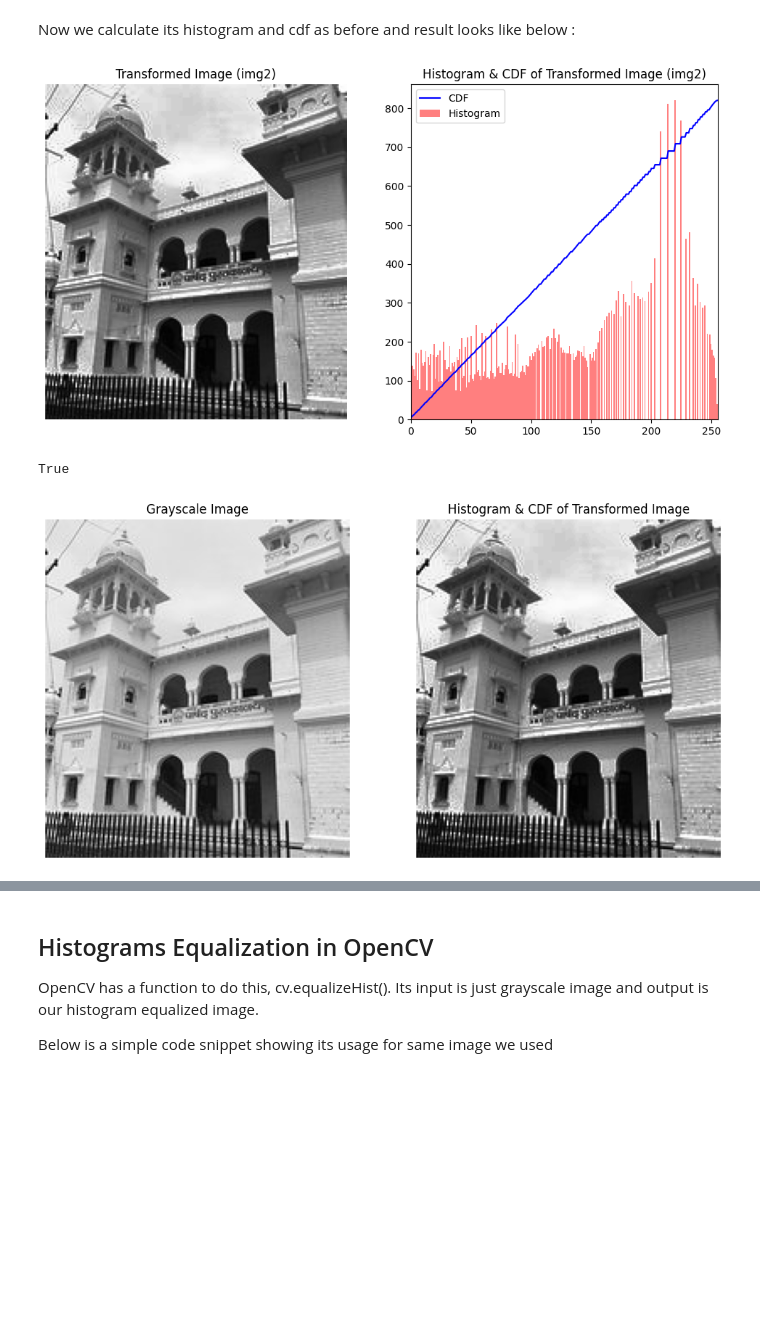
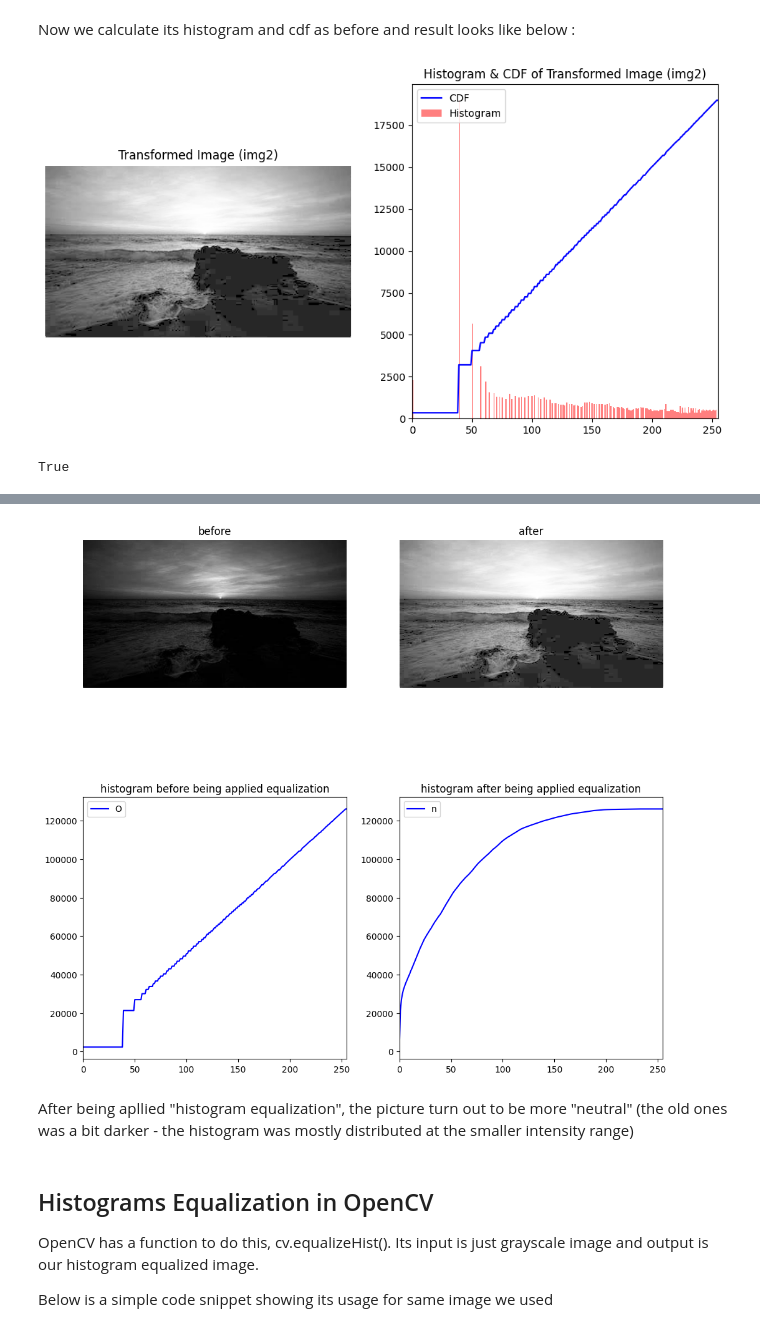
Before and after one commit to Likelipop/See_image_processing, a Jupyter notebook: Lab_02/Week2.ipynb, the cells around one changed output, grey strips where cells are left out. Cells and saved outputs as stored; diff of their text form; code cells hidden in the pictures; blank space fills up the shorter version.

```diff
--- a/Lab_02/Week2.ipynb
+++ b/Lab_02/Week2.ipynb
@@ -183,8 +238,10 @@ img2 = cdf[img]
+# %%
+img2_sea = cdf[img_sea]  # Apply the histogram equalization transform to the grayscale image
 # %% [markdown]
 Now we calculate its histogram and cdf as before and result looks like below :
 # %%
 # Calculate the histogram and cumulative distribution function (CDF) of img2
-hist, bins = np.histogram(img2.flatten(), 256, [0, 255])  # Compute histogram with 256 bins over range [0, 255]
+hist, bins = np.histogram(img2_sea.flatten(), 256, [0, 255])  # Compute histogram with 256 bins over range [0, 255]
 cdf = hist.cumsum()  # Compute cumulative sum to get the CDF
 cdf_normalized = cdf * float(hist.max()) / cdf.max()  # Normalize the CDF for visualization
 
@@ -193,14 +250,14 @@ plt.figure(figsize=(12, 6))
 
 # Display img2 as a grayscale image
 plt.subplot(1, 2, 1)
-plt.imshow(img2, cmap='gray')  # Display the transformed image in grayscale
+plt.imshow(img2_sea, cmap='gray')  # Display the transformed image in grayscale
 plt.title("Transformed Image (img2)")  # Set title
 plt.axis('off')  # Hide axes
 
 # Display the histogram and normalized CDF of img2
 plt.subplot(1, 2, 2)
 plt.plot(cdf_normalized, color='b')  # Plot normalized CDF in blue
-plt.hist(img2.flatten(), 256, [0, 255], color='r', alpha=0.5)  # Plot histogram in red with some transparency
+plt.hist(img2_sea.flatten(), 256, [0, 255], color='r', alpha=0.5)  # Plot histogram in red with some transparency
 plt.xlim([0, 255])  # Set x-axis range for pixel intensities
 plt.legend(('CDF', 'Histogram'), loc='upper left')  # Add a legend for clarity
 plt.title("Histogram & CDF of Transformed Image (img2)")  # Set title
@@ -208,5 +265,5 @@ plt.title("Histogram & CDF of Transformed Image (img2)")  # Set title
 # Show the plots
 plt.show()
 # %% [output]
-[figure, old version]
+[figure, new version]
 # %%
@@ -215,22 +272,2 @@ cv.imwrite('imgking2.png',img2)
 # %% [output]
 True
-# %%
-# Set up the figure size for the subplots
-plt.figure(figsize=(12, 6))
-
-# Display the original grayscale image
-plt.subplot(1, 2, 1)
-plt.imshow(img, cmap='gray')  # Show 'img' in grayscale
-plt.title("Grayscale Image")  # Set title for the original image
-plt.axis('off')  # Hide axes
-
-# Display the transformed grayscale image (img2)
-plt.subplot(1, 2, 2)
-plt.imshow(img2, cmap='gray')  # Show 'img2' in grayscale
-plt.title("Histogram & CDF of Transformed Image")  # Set title for the transformed image
-plt.axis('off')  # Hide axes
-
-# Display the plots
-plt.show()
-# %% [output]
-[figure, removed]
@@ -236,0 +277,27 @@ plt.show()
+# %%
+plt.figure(figsize = (12,12))
+
+plt.subplot(2,2,1)
+plt.imshow(img_sea, cmap = 'gray')
+plt.title('before')
+plt.axis('off')
+
+plt.subplot(2,2,2)
+plt.imshow(img2_sea,cmap = 'gray')
+plt.title('after')
+plt.axis('off')
+
+plt.subplot(2,2,3)
+plt.plot(old_cdf, color = 'b')
+plt.xlim([0,255])
+plt.title("histogram before being applied equalization")
+plt.legend("Old CDF")
+
+
+plt.subplot(2,2,4)
+plt.plot(cdf, color = 'b')
+plt.xlim([0,255])
+plt.title("histogram after being applied equalization")
+plt.legend("new CDF")
+plt
+# %% [output]
@@ -237,3 +305,6 @@ plt.show()
+[figure, added]
+# %% [markdown]
+After being apllied "histogram equalization", the picture turn out to be more "neutral" (the old ones was a bit darker - the histogram was mostly distributed at the smaller intensity range)
 # %% [markdown]
 ## Histograms Equalization in OpenCV
 
```
Also changed, not shown: parts of 13 cells of this notebook.
